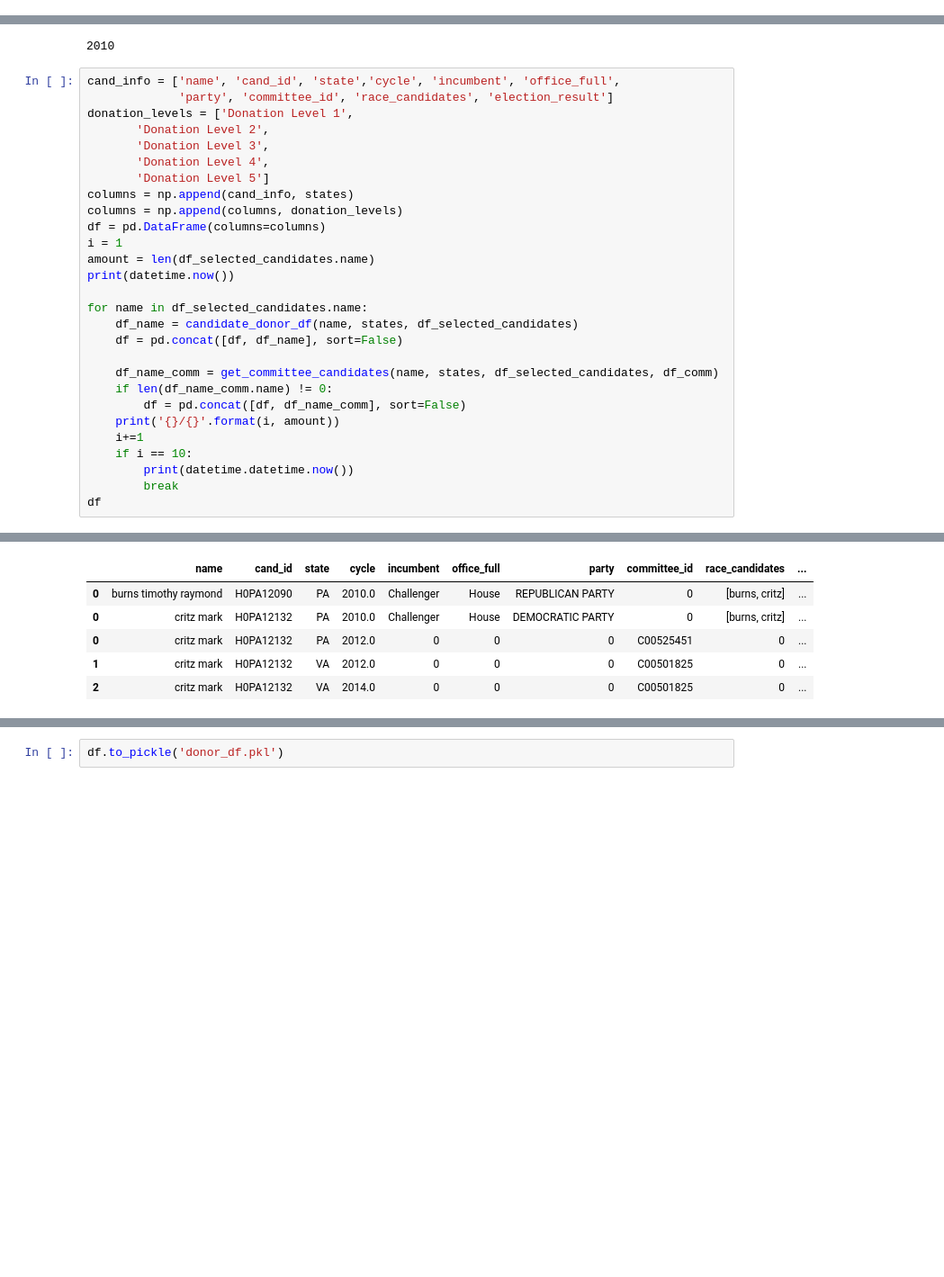
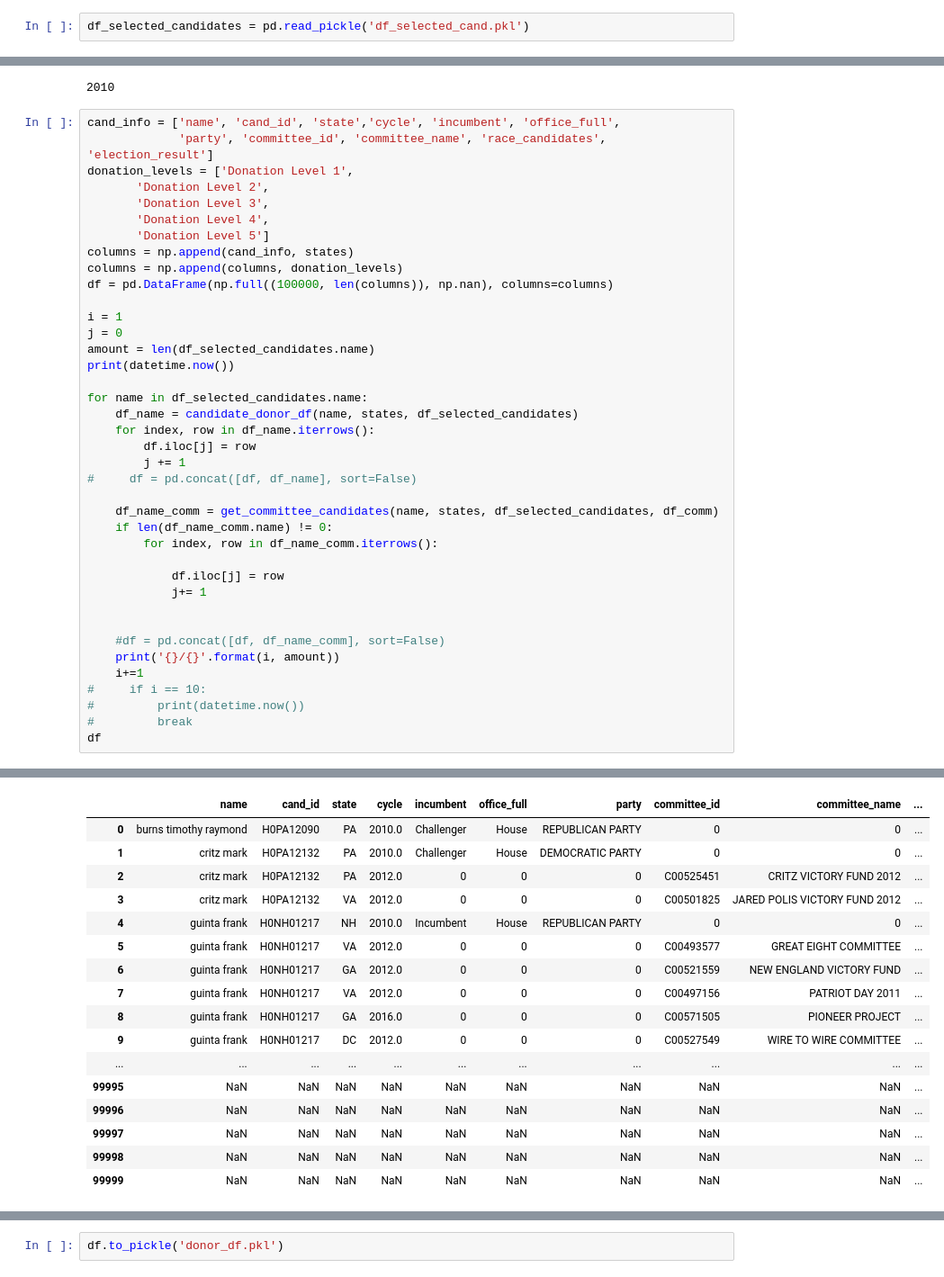
Before and after one commit to Nlorio/election-forecast, a Jupyter notebook: notebooks/FEC_collect_donors.ipynb, the cells around one changed output, grey strips where cells are left out. Shown: that part at 90% size. Drawn from its saved outputs; the diff is of its cells as text; blank space fills up the shorter version.

```diff
--- a/notebooks/FEC_collect_donors.ipynb
+++ b/notebooks/FEC_collect_donors.ipynb
@@ -191,3 +203,5 @@ df_selected_candidates.head()
 | 1 | critz mark | H0PA12132 | PA | Challenger | DEMOCRATIC PARTY | House | 2010.0 | ... |
 # %%
 df_selected_candidates.to_pickle('df_selected_cand.pkl')
+# %%
+df_selected_candidates = pd.read_pickle('df_selected_cand.pkl')
@@ -563,7 +601,7 @@ int(df_selected_candidates.cycles[0])
 2010
 # %%
 cand_info = ['name', 'cand_id', 'state','cycle', 'incumbent', 'office_full',
-             'party', 'committee_id', 'race_candidates', 'election_result']
+             'party', 'committee_id', 'committee_name', 'race_candidates', 'election_result']
 donation_levels = ['Donation Level 1',
        'Donation Level 2',
        'Donation Level 3',
@@ -571,22 +609,33 @@ donation_levels = ['Donation Level 1',
        'Donation Level 5']
 columns = np.append(cand_info, states)
 columns = np.append(columns, donation_levels)
-df = pd.DataFrame(columns=columns)
+df = pd.DataFrame(np.full((100000, len(columns)), np.nan), columns=columns)
+
 i = 1
+j = 0
 amount = len(df_selected_candidates.name)
 print(datetime.now())
 
 for name in df_selected_candidates.name:
     df_name = candidate_donor_df(name, states, df_selected_candidates)
-    df = pd.concat([df, df_name], sort=False)
+    for index, row in df_name.iterrows():
+        df.iloc[j] = row
+        j += 1
+#     df = pd.concat([df, df_name], sort=False)
 
     df_name_comm = get_committee_candidates(name, states, df_selected_candidates, df_comm)
     if len(df_name_comm.name) != 0:
-        df = pd.concat([df, df_name_comm], sort=False)
+        for index, row in df_name_comm.iterrows():
+
+            df.iloc[j] = row
+            j+= 1
+
+
+    #df = pd.concat([df, df_name_comm], sort=False)
     print('{}/{}'.format(i, amount))
     i+=1
-    if i == 10:
-        print(datetime.datetime.now())
-        break
+#     if i == 10:
+#         print(datetime.now())
+#         break
 df
 # %% [output]
@@ -596,6 +653,17 @@ df
-|  | name | cand_id | state | cycle | incumbent | office_full | party | committee_id | race_candidates | ... |
-| 0 | burns timothy raymond | H0PA12090 | PA | 2010.0 | Challenger | House | REPUBLICAN PARTY | 0 | [burns, critz] | ... |
-| 0 | critz mark | H0PA12132 | PA | 2010.0 | Challenger | House | DEMOCRATIC PARTY | 0 | [burns, critz] | ... |
-| 0 | critz mark | H0PA12132 | PA | 2012.0 | 0 | 0 | 0 | C00525451 | 0 | ... |
-| 1 | critz mark | H0PA12132 | VA | 2012.0 | 0 | 0 | 0 | C00501825 | 0 | ... |
-| 2 | critz mark | H0PA12132 | VA | 2014.0 | 0 | 0 | 0 | C00501825 | 0 | ... |
+|  | name | cand_id | state | cycle | incumbent | office_full | party | committee_id | committee_name | ... |
+| 0 | burns timothy raymond | H0PA12090 | PA | 2010.0 | Challenger | House | REPUBLICAN PARTY | 0 | 0 | ... |
+| 1 | critz mark | H0PA12132 | PA | 2010.0 | Challenger | House | DEMOCRATIC PARTY | 0 | 0 | ... |
+| 2 | critz mark | H0PA12132 | PA | 2012.0 | 0 | 0 | 0 | C00525451 | CRITZ VICTORY FUND 2012 | ... |
+| 3 | critz mark | H0PA12132 | VA | 2012.0 | 0 | 0 | 0 | C00501825 | JARED POLIS VICTORY FUND 2012 | ... |
+| 4 | guinta frank | H0NH01217 | NH | 2010.0 | Incumbent | House | REPUBLICAN PARTY | 0 | 0 | ... |
+| 5 | guinta frank | H0NH01217 | VA | 2012.0 | 0 | 0 | 0 | C00493577 | GREAT EIGHT COMMITTEE | ... |
+| 6 | guinta frank | H0NH01217 | GA | 2012.0 | 0 | 0 | 0 | C00521559 | NEW ENGLAND VICTORY FUND | ... |
+| 7 | guinta frank | H0NH01217 | VA | 2012.0 | 0 | 0 | 0 | C00497156 | PATRIOT DAY 2011 | ... |
+| 8 | guinta frank | H0NH01217 | GA | 2016.0 | 0 | 0 | 0 | C00571505 | PIONEER PROJECT | ... |
+| 9 | guinta frank | H0NH01217 | DC | 2012.0 | 0 | 0 | 0 | C00527549 | WIRE TO WIRE COMMITTEE | ... |
+| ... | ... | ... | ... | ... | ... | ... | ... | ... | ... | ... |
+| 99995 | NaN | NaN | NaN | NaN | NaN | NaN | NaN | NaN | NaN | ... |
+| 99996 | NaN | NaN | NaN | NaN | NaN | NaN | NaN | NaN | NaN | ... |
+| 99997 | NaN | NaN | NaN | NaN | NaN | NaN | NaN | NaN | NaN | ... |
+| 99998 | NaN | NaN | NaN | NaN | NaN | NaN | NaN | NaN | NaN | ... |
+| 99999 | NaN | NaN | NaN | NaN | NaN | NaN | NaN | NaN | NaN | ... |
```
Also changed, not shown: parts of 9 cells of this notebook, 1 other file.
